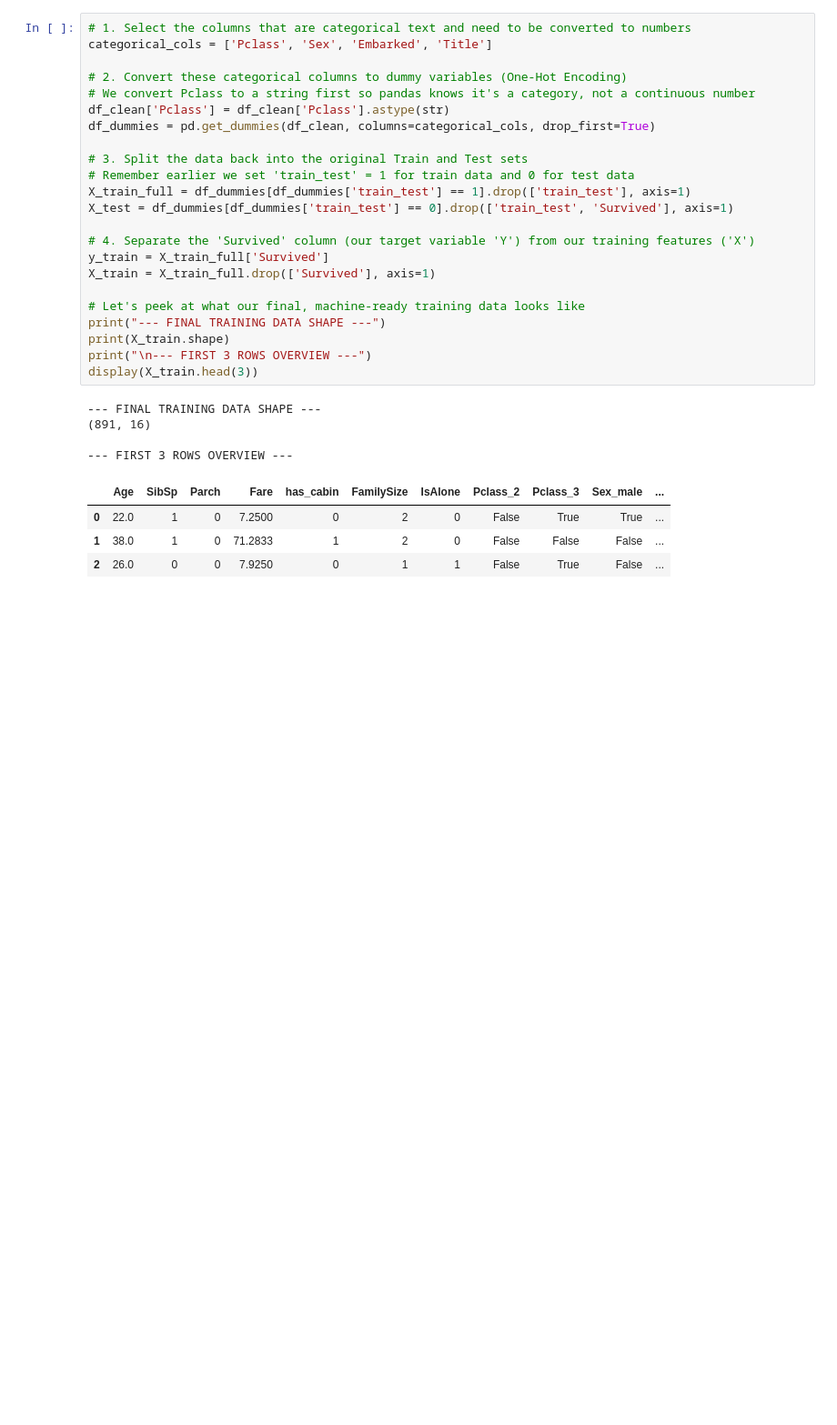
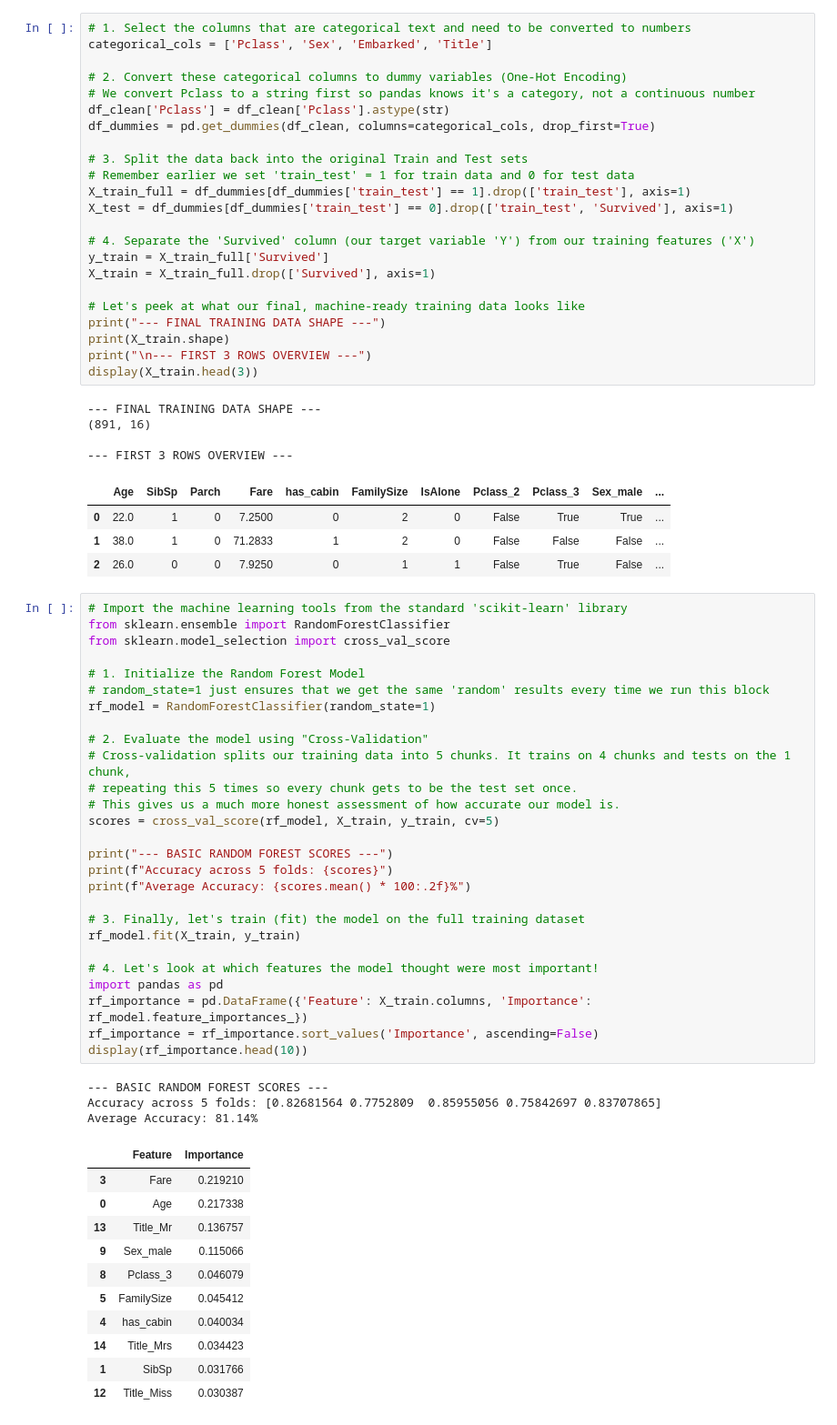
Before and after one commit to Tomlee-abila/kaggle-titanic, a Jupyter notebook: notebook/titanic.ipynb, the cells around one changed output. Shown at 91% size. Saved outputs shown, nothing was run; the diff lists cells and outputs as text; blank space fills up the shorter version.

```diff
--- a/notebook/titanic.ipynb
+++ b/notebook/titanic.ipynb
@@ -360,3 +360,45 @@ display(X_train.head(3))
 | 0 | 22.0 | 1 | 0 | 7.2500 | 0 | 2 | 0 | False | True | True | ... |
 | 1 | 38.0 | 1 | 0 | 71.2833 | 1 | 2 | 0 | False | False | False | ... |
 | 2 | 26.0 | 0 | 0 | 7.9250 | 0 | 1 | 1 | False | True | False | ... |
+# %%
+# Import the machine learning tools from the standard 'scikit-learn' library
+from sklearn.ensemble import RandomForestClassifier
+from sklearn.model_selection import cross_val_score
+
+# 1. Initialize the Random Forest Model
+# random_state=1 just ensures that we get the same 'random' results every time we run this block
+rf_model = RandomForestClassifier(random_state=1)
+
+# 2. Evaluate the model using "Cross-Validation"
+# Cross-validation splits our training data into 5 chunks. It trains on 4 chunks and tests on the 1 chunk,
+# repeating this 5 times so every chunk gets to be the test set once.
+# This gives us a much more honest assessment of how accurate our model is.
+scores = cross_val_score(rf_model, X_train, y_train, cv=5)
+
+print("--- BASIC RANDOM FOREST SCORES ---")
+print(f"Accuracy across 5 folds: {scores}")
+print(f"Average Accuracy: {scores.mean() * 100:.2f}%")
+
+# 3. Finally, let's train (fit) the model on the full training dataset
+rf_model.fit(X_train, y_train)
+
+# 4. Let's look at which features the model thought were most important!
+import pandas as pd
+rf_importance = pd.DataFrame({'Feature': X_train.columns, 'Importance': rf_model.feature_importances_})
+rf_importance = rf_importance.sort_values('Importance', ascending=False)
+display(rf_importance.head(10))
+# %% [output]
+--- BASIC RANDOM FOREST SCORES ---
+Accuracy across 5 folds: [0.82681564 0.7752809  0.85955056 0.75842697 0.83707865]
+Average Accuracy: 81.14%
+|  | Feature | Importance |
+| 3 | Fare | 0.219210 |
+| 0 | Age | 0.217338 |
+| 13 | Title_Mr | 0.136757 |
+| 9 | Sex_male | 0.115066 |
+| 8 | Pclass_3 | 0.046079 |
+| 5 | FamilySize | 0.045412 |
+| 4 | has_cabin | 0.040034 |
+| 14 | Title_Mrs | 0.034423 |
+| 1 | SibSp | 0.031766 |
+| 12 | Title_Miss | 0.030387 |
```
Also changed, not shown: parts of 1 cell of this notebook.
